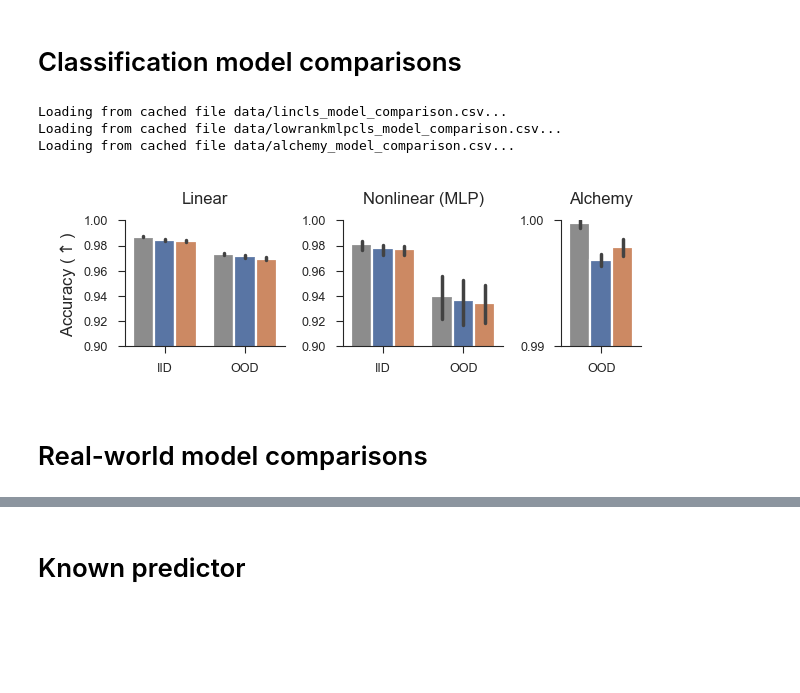
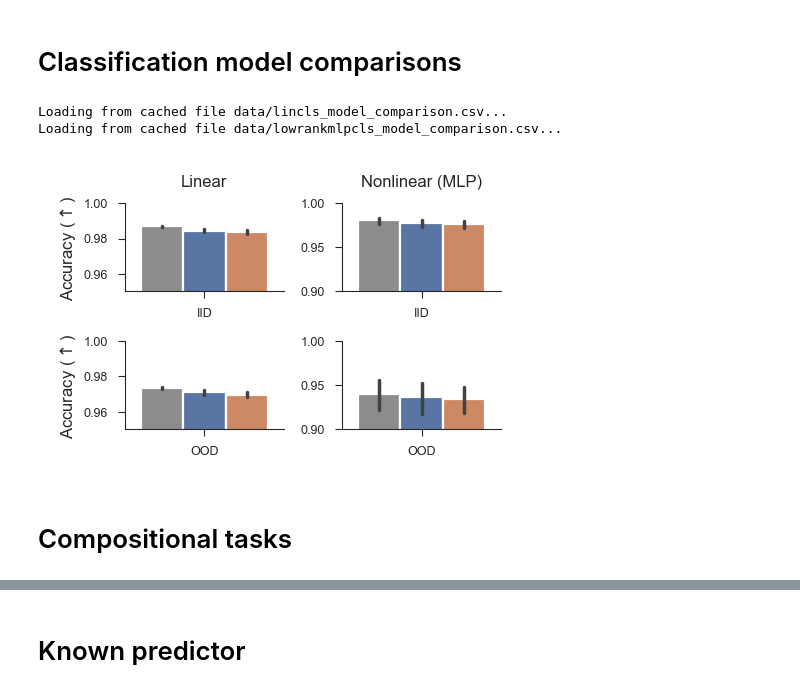
Before and after one commit to EricElmoznino/explicit_implicit_icl, a Jupyter notebook: notebooks/neurips/figures.ipynb, the cells around one changed output, grey strips where cells are left out. Saved outputs shown, nothing was run; the diff lists cells and outputs as text; code cells hidden in the pictures; blank space fills up the shorter version.

```diff
--- a/notebooks/neurips/figures.ipynb
+++ b/notebooks/neurips/figures.ipynb
@@ -450,79 +427,62 @@ data_lincls = get_run_performances(
 data_lincls = data_lincls[data_lincls["context_style"] == "same"]
 data_lincls = data_lincls[
     (data_lincls["model"] != "explicit-known")
     & (data_lincls["model"] != "explicit-aux-transformer")
 ]
 data_lowrankmlpcls = get_run_performances(
     wandb_username="ericelmoznino",
     dataset="lowrankmlp-classification",
     compare_across=["model", "context_style"],
     comparison_metrics=["val/iid_Accuracy", "val/far_Accuracy", "val/wide_Accuracy"],
     mode="max",
     filters={"config.x_dim": 2},
     save_path=f"data/lowrankmlpcls_model_comparison.csv",
 )
 data_lowrankmlpcls = data_lowrankmlpcls[data_lowrankmlpcls["context_style"] == "same"]
 data_lowrankmlpcls = data_lowrankmlpcls[
     (data_lowrankmlpcls["model"] != "explicit-known")
     & (data_lowrankmlpcls["model"] != "explicit-aux-transformer")
 ]
-data_alchemy = get_run_performances(
-    wandb_username="leogagnon",
-    wandb_project="mesa-opt-alchemy",
-    dataset=None,
-    compare_across="model",
-    comparison_metrics=["val/acc"],
-    mode="max",
-    filters=None,
-    save_path="data/alchemy_model_comparison.csv",
-)
 
-fig, axs = plt.subplots(nrows=1, ncols=3, figsize=(3, 1), width_ratios=[1, 1, 0.5])
+fig, axs = plt.subplots(nrows=2, ncols=2, figsize=(2.3, 1.5))
 
-model_comparison_barplot(
-    data=data_lincls,
-    metrics=["val/iid_Accuracy", "val/wide_Accuracy"],
-    metric_short_names={"val/iid_Accuracy": "IID", "val/wide_Accuracy": "OOD"},
-    metric_units=r"Accuracy ($\uparrow$)",
-    err_kws={"linewidth": 1.25},
-    ax=axs[0],
-)
-axs[0].set(ylim=[0.9, 1.0], title="Linear")
+for i, d in enumerate([data_lincls, data_lowrankmlpcls]):
+    model_comparison_barplot(
+        data=d,
+        metrics=["val/iid_Accuracy"],
+        metric_short_names={"val/iid_Accuracy": "IID"},
+        metric_units=r"Accuracy ($\uparrow$)",
+        err_kws={"linewidth": 1.25},
+        ax=axs[0, i],
+    )
+    model_comparison_barplot(
+        data=d,
+        metrics=["val/wide_Accuracy"],
+        metric_short_names={"val/wide_Accuracy": "OOD"},
+        metric_units=r"Accuracy ($\uparrow$)",
+        err_kws={"linewidth": 1.25},
+        ax=axs[1, i],
+    )
 
-model_comparison_barplot(
-    data=data_lowrankmlpcls,
-    metrics=["val/iid_Accuracy", "val/wide_Accuracy"],
-    metric_short_names={"val/iid_Accuracy": "IID", "val/wide_Accuracy": "OOD"},
-    metric_units=r"Accuracy ($\uparrow$)",
-    err_kws={"linewidth": 1.25},
-    ax=axs[1],
-)
-axs[1].set(ylim=[0.9, 1.0], title="Nonlinear (MLP)")
+axs[0, 0].set(ylim=[0.95, 1.0], title="Linear")
+axs[0, 1].set(ylim=[0.9, 1.0], title="Nonlinear (MLP)")
+axs[1, 0].set(ylim=[0.95, 1.0])
+axs[1, 1].set(ylim=[0.9, 1.0])
 
-model_comparison_barplot(
-    data=data_alchemy,
-    metrics=["val/acc"],
-    metric_short_names={"val/acc": "OOD"},
-    metric_units=r"Accuracy ($\uparrow$)",
-    err_kws={"linewidth": 1.25},
-    ax=axs[2],
-)
-axs[2].set(ylim=[0.99, 1.0], title="Alchemy", yticks=[0.99, 1.0])
-
-for ax in axs[1:]:
-    ax.set(ylabel=None)
-for ax in axs:
+for i in range(1, axs.shape[1]):
+    axs[0, i].set(ylabel=None)
+    axs[1, i].set(ylabel=None)
+for ax in axs.flatten():
     ax.legend().remove()
 
 fig.savefig("saved/classification_model_comparison.pdf")
 plt.show()
 # %% [output]
 Loading from cached file data/lincls_model_comparison.csv...
 Loading from cached file data/lowrankmlpcls_model_comparison.csv...
-Loading from cached file data/alchemy_model_comparison.csv...
-[figure, old version]
+[figure, new version]
-# %% [markdown]
-# Real-world model comparisons
+# %% [markdown]
+# Compositional tasks
 # %%
 data_raven = get_run_performances(
     wandb_username="ericelmoznino",
```
Also changed, not shown: parts of 2 cells of this notebook, 6 other files.
